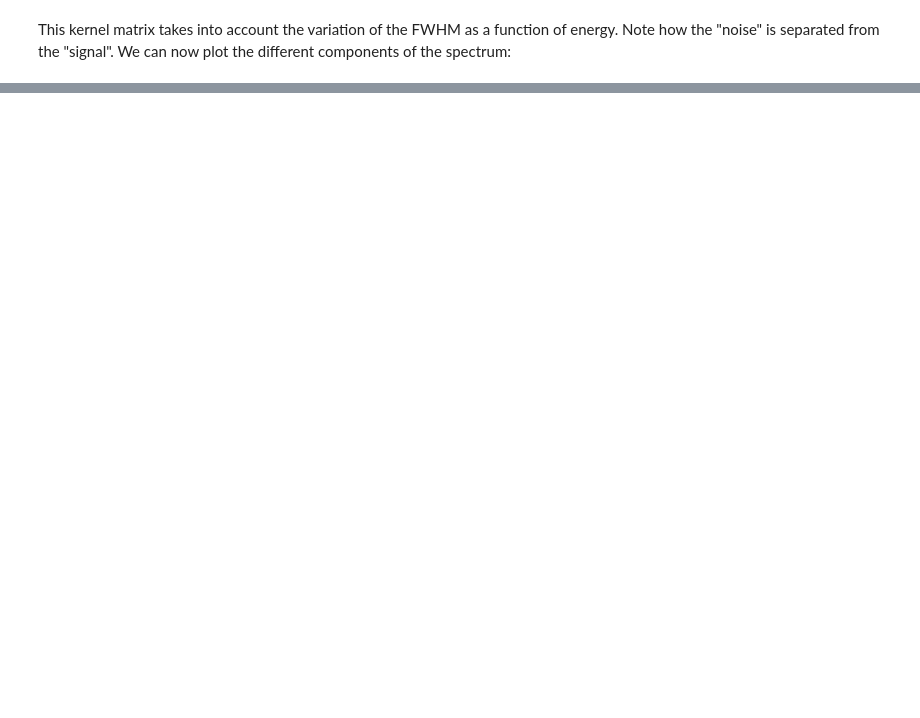
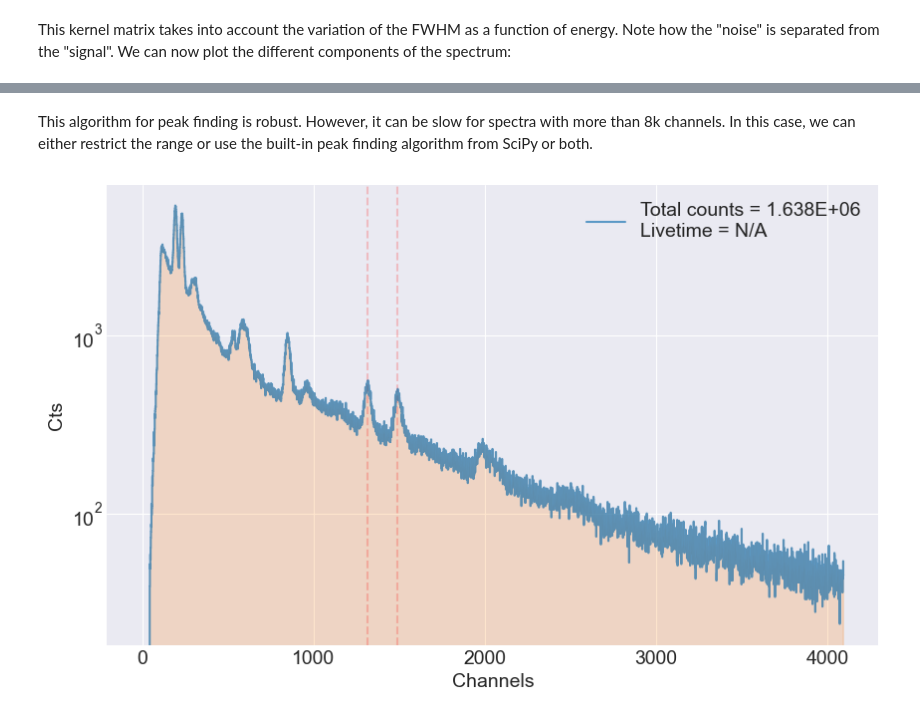
Before and after one commit to mauricioAyllon/NASA-gamma, a Jupyter notebook: examples/2.peaksearch_example.ipynb, the cells around one changed output, grey strips where cells are left out. Drawn from its saved outputs; the diff is of its cells as text; code cells hidden in the pictures; blank space fills up the shorter version.

```diff
--- a/examples/2.peaksearch_example.ipynb
+++ b/examples/2.peaksearch_example.ipynb
@@ -54,0 +48,8 @@ This algorithm for peak finding is very efficient and accurate. It will serve as
+# %% [markdown]
+This algorithm for peak finding is robust. However, it can be slow for spectra with more than 8k channels. In this case, we can either restrict the range or use the built-in peak finding algorithm from SciPy or both.
+# %%
+# instantiate a peaksearch object with predetermined range
+search2 = ps.PeakSearch(spect, ref_x, ref_fwhm, fwhm_at_0, min_snr=10, xrange=[1200,1600], method="km")
+search2.plot_peaks(snrs="off")
+# %% [output]
+[figure, added]
```
Also changed, not shown: parts of 10 cells of this notebook, 6 other files.
